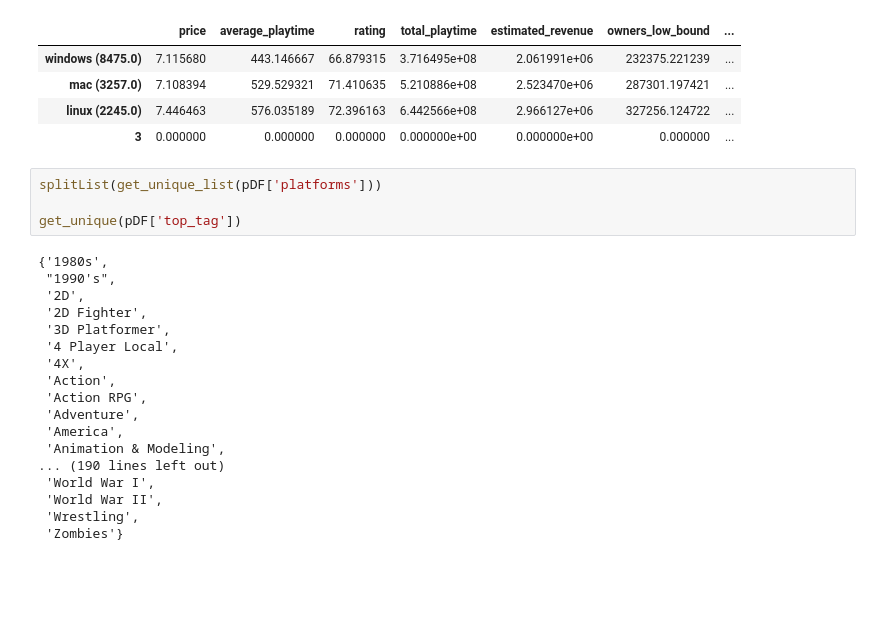
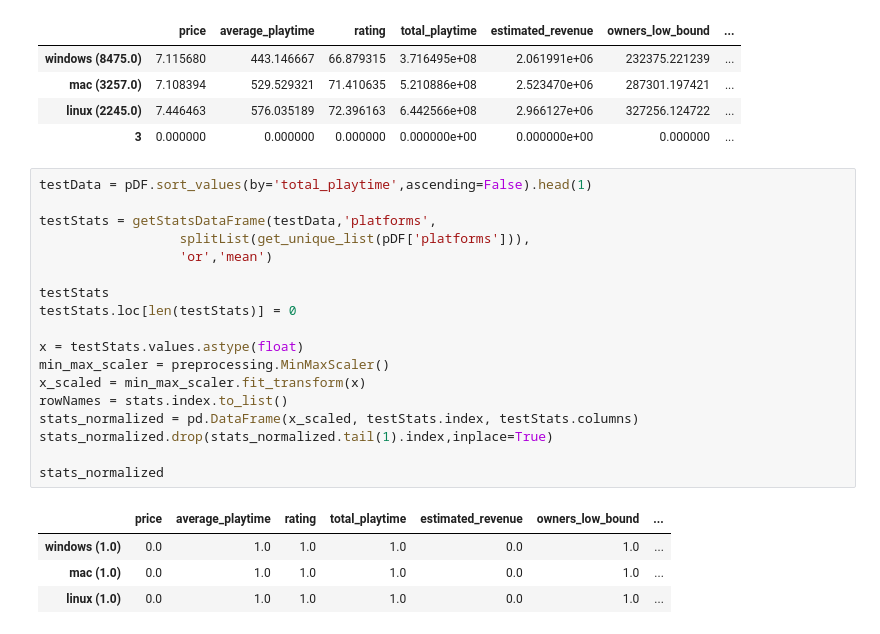
Before and after one commit to Emanum/TU_Visual_Data_Science, a Jupyter notebook: lab2/Steam-Analysis.ipynb, the cells around one changed output. Drawn from its saved outputs; the diff is of its cells as text; blank space fills up the shorter version.

```diff
--- a/lab2/Steam-Analysis.ipynb
+++ b/lab2/Steam-Analysis.ipynb
@@ -958,25 +958,26 @@ stats
 | mac (3257.0) | 7.108394 | 529.529321 | 71.410635 | 5.210886e+08 | 2.523470e+06 | 287301.197421 | ... |
 | linux (2245.0) | 7.446463 | 576.035189 | 72.396163 | 6.442566e+08 | 2.966127e+06 | 327256.124722 | ... |
 | 3 | 0.000000 | 0.000000 | 0.000000 | 0.000000e+00 | 0.000000e+00 | 0.000000 | ... |
-# %%
-splitList(get_unique_list(pDF['platforms']))
-
-get_unique(pDF['top_tag'])
-# %% [output]
-{'1980s',
- "1990's",
- '2D',
- '2D Fighter',
- '3D Platformer',
- '4 Player Local',
- '4X',
- 'Action',
- 'Action RPG',
- 'Adventure',
- 'America',
- 'Animation & Modeling',
-... (190 lines left out)
- 'World War I',
- 'World War II',
- 'Wrestling',
- 'Zombies'}
+# %%
+testData = pDF.sort_values(by='total_playtime',ascending=False).head(1)
+
+testStats = getStatsDataFrame(testData,'platforms',
+                  splitList(get_unique_list(pDF['platforms'])),
+                  'or','mean')
+
+testStats
+testStats.loc[len(testStats)] = 0
+
+x = testStats.values.astype(float)
+min_max_scaler = preprocessing.MinMaxScaler()
+x_scaled = min_max_scaler.fit_transform(x)
+rowNames = stats.index.to_list()
+stats_normalized = pd.DataFrame(x_scaled, testStats.index, testStats.columns)
+stats_normalized.drop(stats_normalized.tail(1).index,inplace=True)
+
+stats_normalized
+# %% [output]
+|  | price | average_playtime | rating | total_playtime | estimated_revenue | owners_low_bound | ... |
+| windows (1.0) | 0.0 | 1.0 | 1.0 | 1.0 | 0.0 | 1.0 | ... |
+| mac (1.0) | 0.0 | 1.0 | 1.0 | 1.0 | 0.0 | 1.0 | ... |
+| linux (1.0) | 0.0 | 1.0 | 1.0 | 1.0 | 0.0 | 1.0 | ... |
```
Also changed, not shown: 2 other files.
